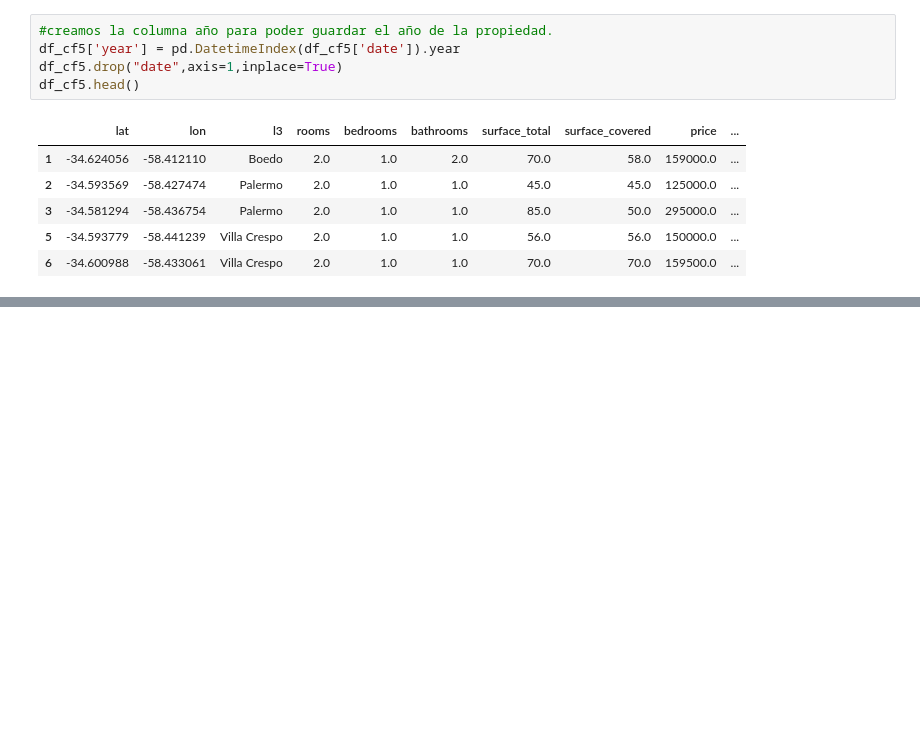
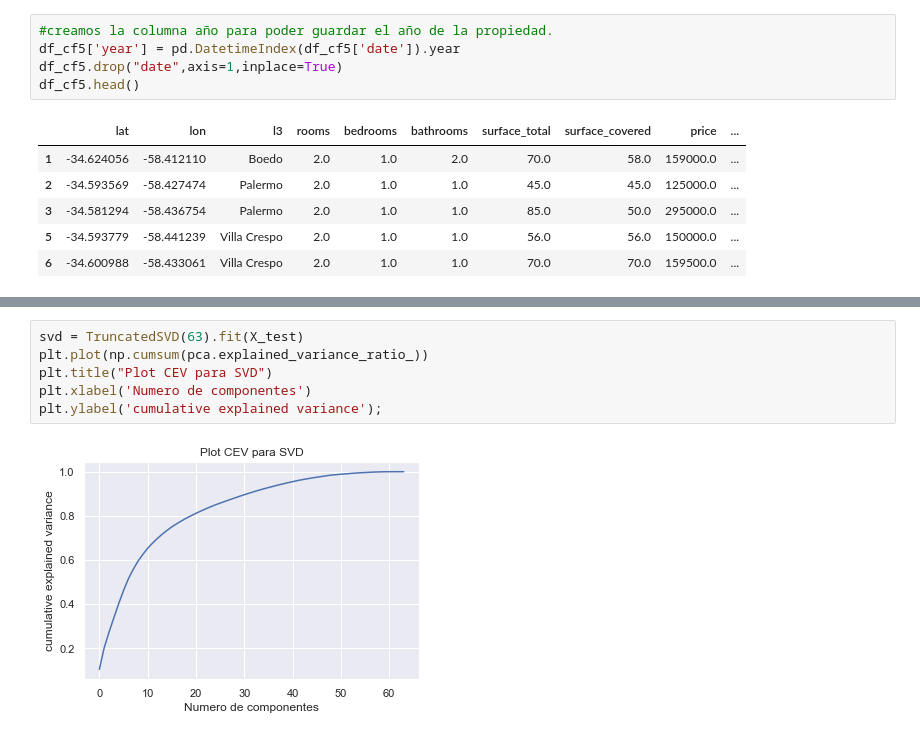
Before and after one commit to leobrandoon/house_price_prediction_v2, a Jupyter notebook: LeonardoGonzalez_Proyecto_02.ipynb, the cells around one changed output, grey strips where cells are left out. Drawn from its saved outputs; the diff is of its cells as text; blank space fills up the shorter version.

```diff
--- a/LeonardoGonzalez_Proyecto_02.ipynb
+++ b/LeonardoGonzalez_Proyecto_02.ipynb
@@ -681,0 +682,8 @@ RMSE segun el tipo de estrategia: 43319.38583178386
+# %%
+svd = TruncatedSVD(63).fit(X_test)
+plt.plot(np.cumsum(pca.explained_variance_ratio_))
+plt.title("Plot CEV para SVD")
+plt.xlabel('Numero de componentes')
+plt.ylabel('cumulative explained variance');
+# %% [output]
+[figure, added]
```
Also changed, not shown: parts of 66 cells of this notebook.
